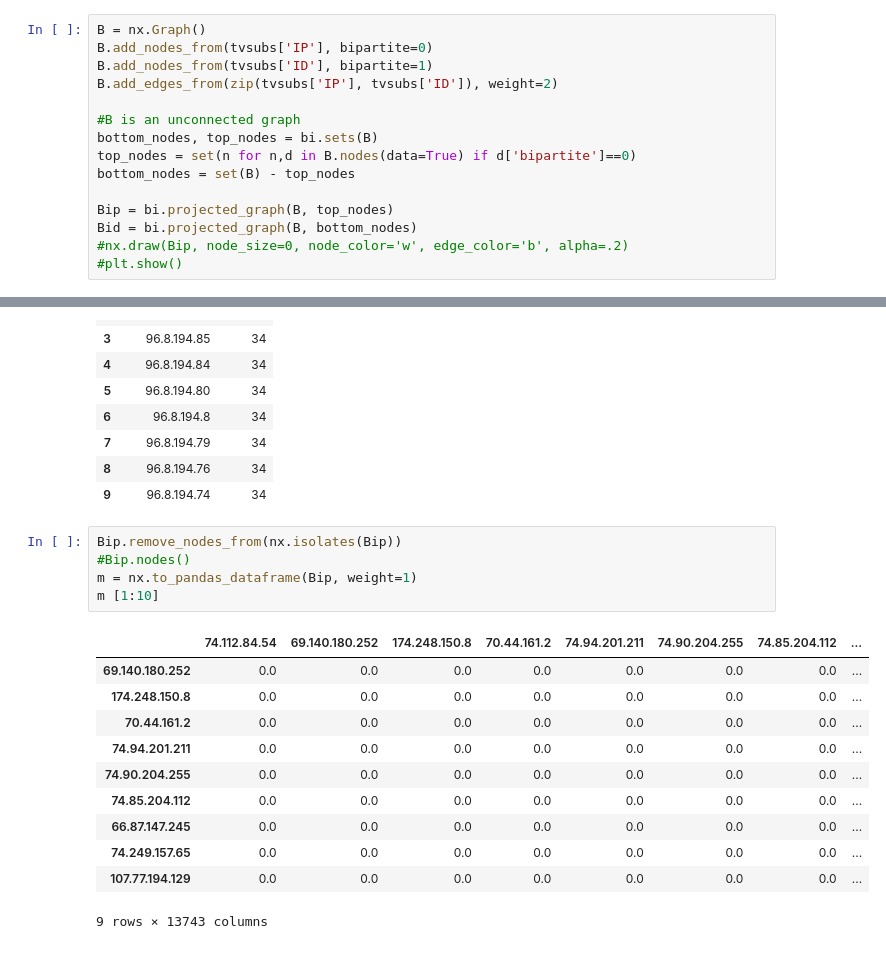
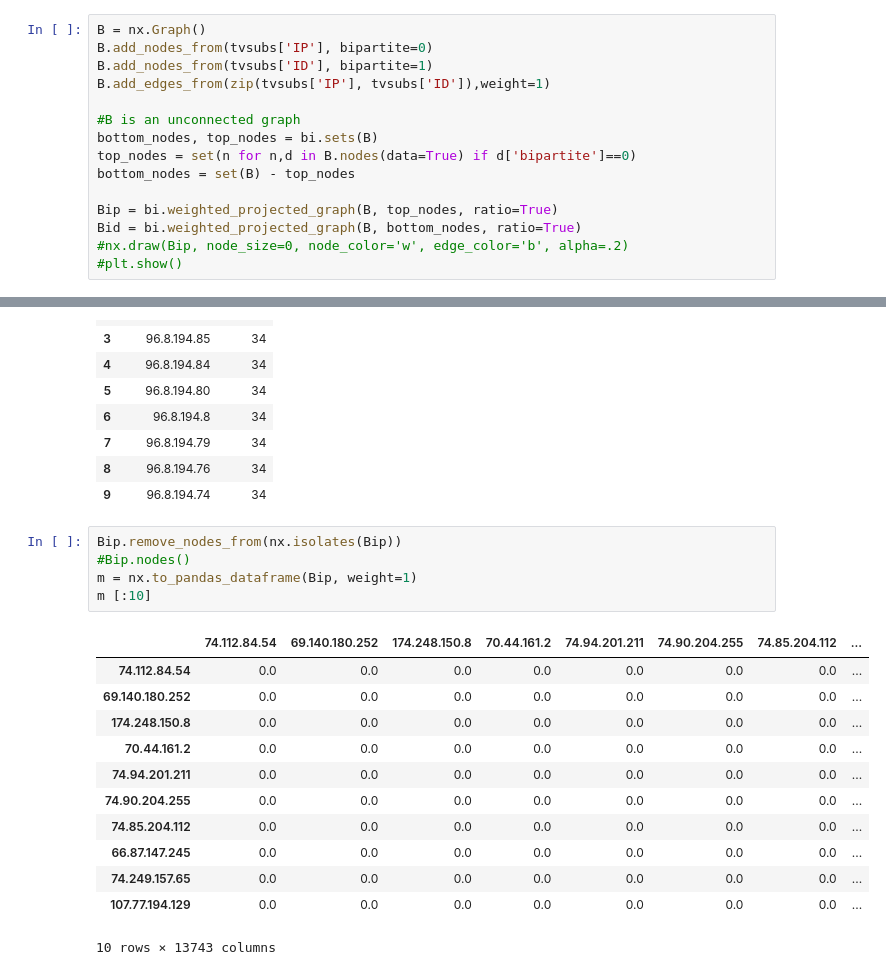
Before and after one commit to RaphaelNash/Data620_Team3, a Jupyter notebook: project2/tv_subs.ipynb, the cells around one changed output, grey strips where cells are left out. Drawn from its saved outputs; the diff is of its cells as text.

```diff
--- a/project2/tv_subs.ipynb
+++ b/project2/tv_subs.ipynb
@@ -36,15 +36,15 @@ print tvsubs
 B = nx.Graph()
 B.add_nodes_from(tvsubs['IP'], bipartite=0)
 B.add_nodes_from(tvsubs['ID'], bipartite=1)
-B.add_edges_from(zip(tvsubs['IP'], tvsubs['ID']), weight=2)
+B.add_edges_from(zip(tvsubs['IP'], tvsubs['ID']),weight=1)
 
 #B is an unconnected graph
 bottom_nodes, top_nodes = bi.sets(B)
 top_nodes = set(n for n,d in B.nodes(data=True) if d['bipartite']==0)
 bottom_nodes = set(B) - top_nodes
 
-Bip = bi.projected_graph(B, top_nodes)
-Bid = bi.projected_graph(B, bottom_nodes)
+Bip = bi.weighted_projected_graph(B, top_nodes, ratio=True)
+Bid = bi.weighted_projected_graph(B, bottom_nodes, ratio=True)
 #nx.draw(Bip, node_size=0, node_color='w', edge_color='b', alpha=.2)
 #plt.show()
 # %%
@@ -99,10 +101,11 @@ df[:10]
 # %%
 Bip.remove_nodes_from(nx.isolates(Bip))
 #Bip.nodes()
 m = nx.to_pandas_dataframe(Bip, weight=1)
-m [1:10]
+m [:10]
 # %% [output]
 |  | 74.112.84.54 | 69.140.180.252 | 174.248.150.8 | 70.44.161.2 | 74.94.201.211 | 74.90.204.255 | 74.85.204.112 | ... |
+| 74.112.84.54 | 0.0 | 0.0 | 0.0 | 0.0 | 0.0 | 0.0 | 0.0 | ... |
 | 69.140.180.252 | 0.0 | 0.0 | 0.0 | 0.0 | 0.0 | 0.0 | 0.0 | ... |
 | 174.248.150.8 | 0.0 | 0.0 | 0.0 | 0.0 | 0.0 | 0.0 | 0.0 | ... |
 | 70.44.161.2 | 0.0 | 0.0 | 0.0 | 0.0 | 0.0 | 0.0 | 0.0 | ... |
@@ -112,4 +115,4 @@ m [1:10]
 | 66.87.147.245 | 0.0 | 0.0 | 0.0 | 0.0 | 0.0 | 0.0 | 0.0 | ... |
 | 74.249.157.65 | 0.0 | 0.0 | 0.0 | 0.0 | 0.0 | 0.0 | 0.0 | ... |
 | 107.77.194.129 | 0.0 | 0.0 | 0.0 | 0.0 | 0.0 | 0.0 | 0.0 | ... |
-9 rows × 13743 columns
+10 rows × 13743 columns
```
Also changed, not shown: parts of 11 cells of this notebook.
